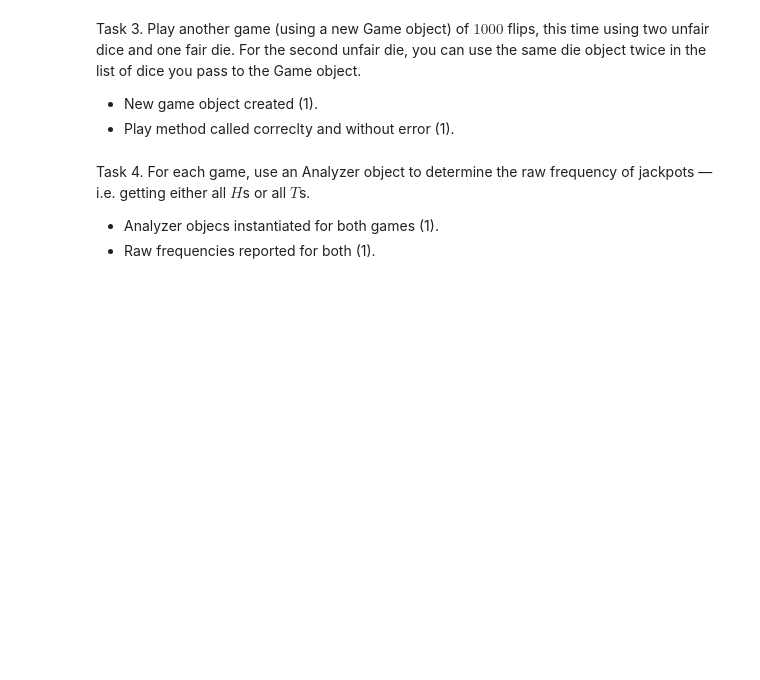
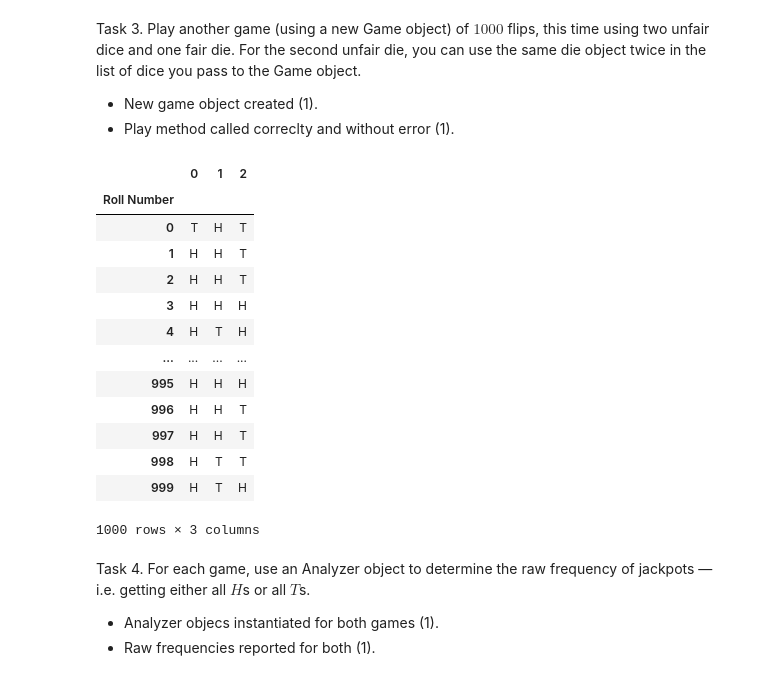
Before and after one commit to Sam-Knisely/sck4jh_ds5100_montecarlo, a Jupyter notebook: montecarlo_demo.ipynb, the cells around one changed output. Saved outputs shown, nothing was run; the diff lists cells and outputs as text; code cells hidden in the pictures; blank space fills up the shorter version.

```diff
--- a/montecarlo_demo.ipynb
+++ b/montecarlo_demo.ipynb
@@ -572,10 +588,26 @@ Task 3. Play another game (using a new Game object) of $1000$ flips, this time u
 # %%
 #Create game object with list of 2 unfair coins and 1 fair coin die objects
 die_list_2unfair_1fair = [unfair, unfair, fair]
 unfair_game = montecarlo.Game(die_list_2unfair_1fair)
 
 #Call play method with 1000 flips
 unfair_game.play(1000)
+unfair_game.play_output
+# %% [output]
+|  | 0 | 1 | 2 |
+| Roll Number |  |  |  |
+| 0 | T | H | T |
+| 1 | H | H | T |
+| 2 | H | H | T |
+| 3 | H | H | H |
+| 4 | H | T | H |
+| ... | ... | ... | ... |
+| 995 | H | H | H |
+| 996 | H | H | T |
+| 997 | H | H | T |
+| 998 | H | T | T |
+| 999 | H | T | H |
+1000 rows × 3 columns
 # %% [markdown]
 Task 4. For each game, use an Analyzer object to determine the raw frequency of jackpots — i.e. getting either all $H$s or all $T$s.
 
```
Also changed, not shown: parts of 12 cells of this notebook.
